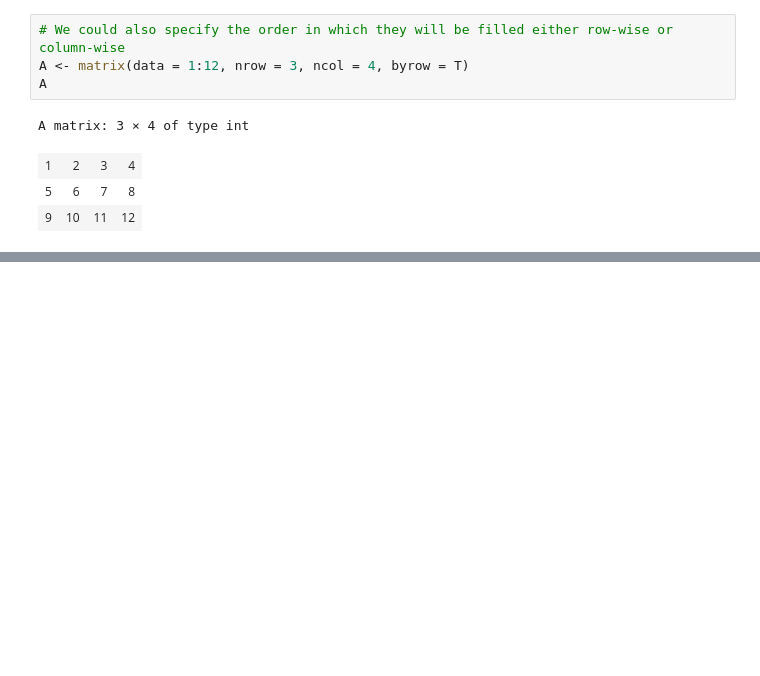
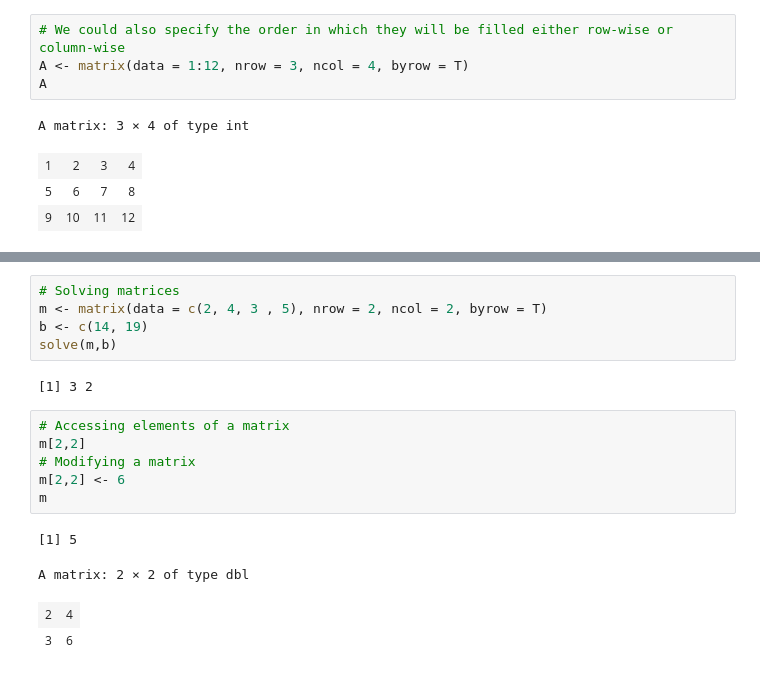
Before and after one commit to Victor-Mufasa/Computer-Interactive-Statistics, a Jupyter notebook: index.ipynb, the cells around one changed output, grey strips where cells are left out. Cells and saved outputs as stored; diff of their text form; blank space fills up the shorter version.

Commit message:
Explored different ways to create and manipulate matrices.

```diff
--- a/index.ipynb
+++ b/index.ipynb
@@ -193,0 +216,18 @@ print(t(A))
+# %%
+# Solving matrices
+m <- matrix(data = c(2, 4, 3 , 5), nrow = 2, ncol = 2, byrow = T)
+b <- c(14, 19)
+solve(m,b)
+# %% [output]
+[1] 3 2
+# %%
+# Accessing elements of a matrix
+m[2,2]
+# Modifying a matrix
+m[2,2] <- 6
+m
+# %% [output]
+[1] 5
+A matrix: 2 × 2 of type dbl
+| 2 | 4 |
+| 3 | 6 |
```
Also changed, not shown: parts of 4 cells of this notebook.
